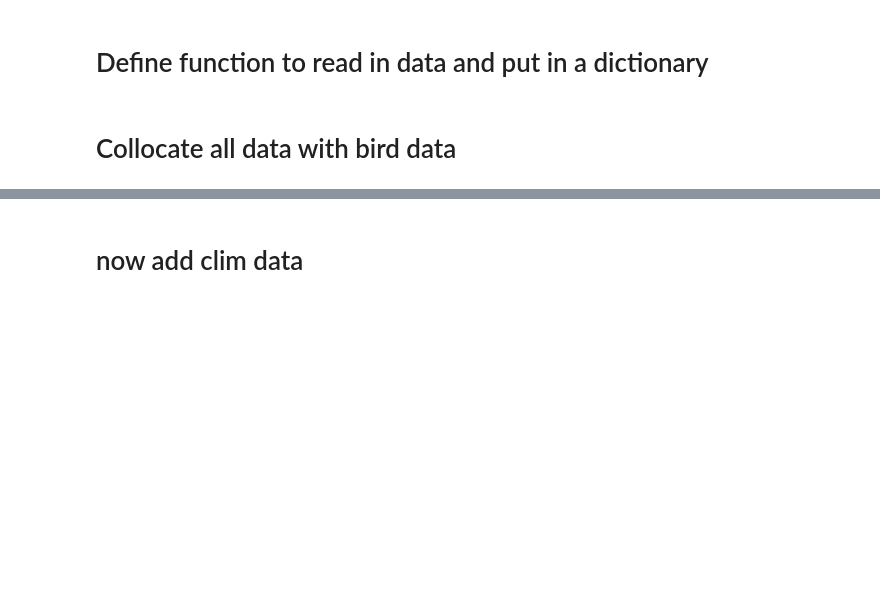
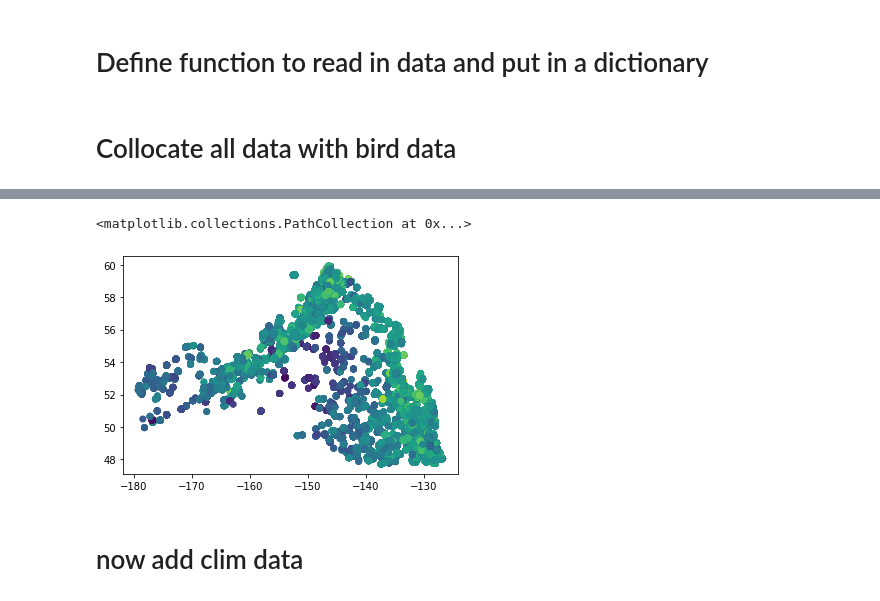
Before and after one commit to cgentemann/Biophysical, a Jupyter notebook: Collocation_bird_data_with_eddies.ipynb, the cells around one changed output, grey strips where cells are left out. Drawn from its saved outputs; the diff is of its cells as text; code cells hidden in the pictures; blank space fills up the shorter version.

Commit message:
combine data

```diff
--- a/Collocation_bird_data_with_eddies.ipynb
+++ b/Collocation_bird_data_with_eddies.ipynb
@@ -299,2 +299,20 @@ ds_bird
 # %%
 plt.plot(ds_bird.amplitude)
+# %%
+adir = 'F:/data/project_data/NASA_biophysical/collocated_data/'
+file1 = adir+'NPPSD_GOA_allseabird_wide_sat_and_eddy_data.ncaviso.nc'
+file2 = adir+'NPPSD_GOA_allseabird_wide_sat_and_eddy_data.ncwnd.nc'
+file3 = adir+'NPPSD_GOA_allseabird_wide_sat_and_eddy_data.ncsst.nc'
+
+ds = xr.open_dataset(file1)
+ds2 = xr.open_dataset(file2)
+for var in ds2:
+    if not var in ds:
+        ds[var]=ds2[var]
+ds2 = xr.open_dataset(file3)
+for var in ds2:
+    if not var in ds:
+        ds[var]=ds2[var]
+ds.to_netcdf(adir+'NPPSD_GOA_allseabird_wide_sat_and_eddy_data_final.nc')
+df_bird = ds.to_dataframe()
+df_bird.to_csv(adir+'NPPSD_GOA_allseabird_wide_sat_and_eddy_data_final.csv')
@@ -301,3 +339,10 @@ plt.plot(ds_bird.amplitude)
+# %%
+ds2 = ds.where(ds.lon_eddy<-100)
+# %%
+plt.scatter(ds2.lon_eddy,ds2.lat_eddy,c=ds2.aviso_adt)
+# %% [output]
+<matplotlib.collections.PathCollection at 0x...>
+[figure, added]
 # %%
 ds_bird2 = xr.open_dataset(filename_bird_out_eddy_netcdf)
 ds_bird2
```
Also changed, not shown: parts of 3 cells of this notebook.
